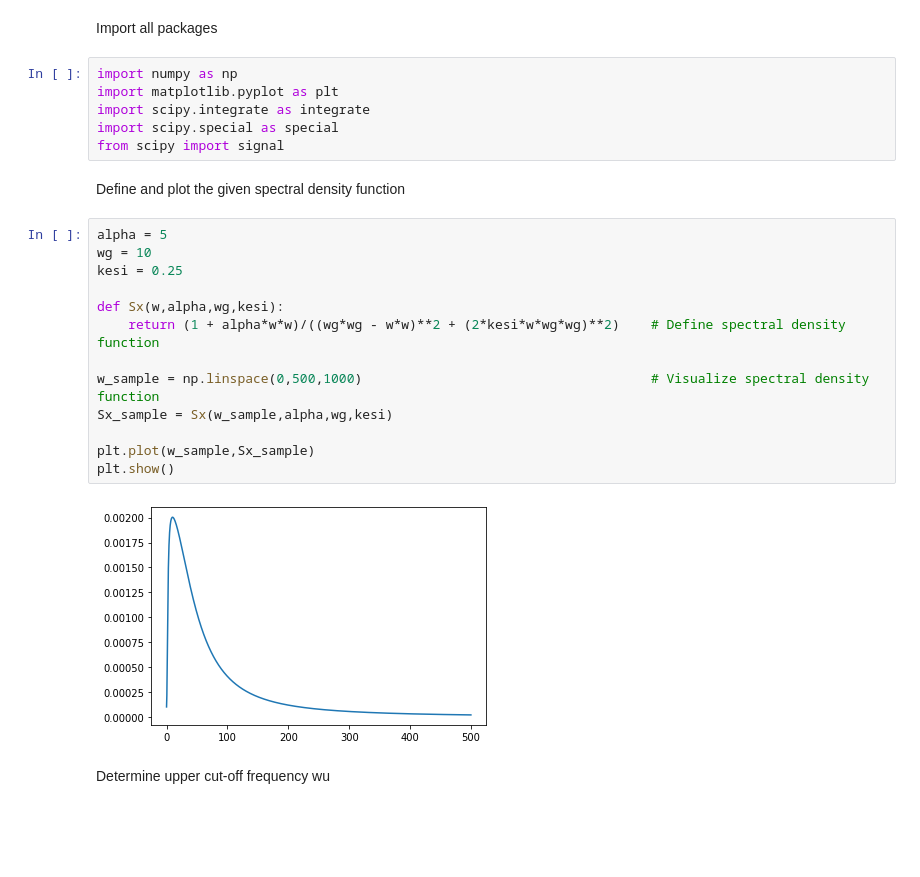
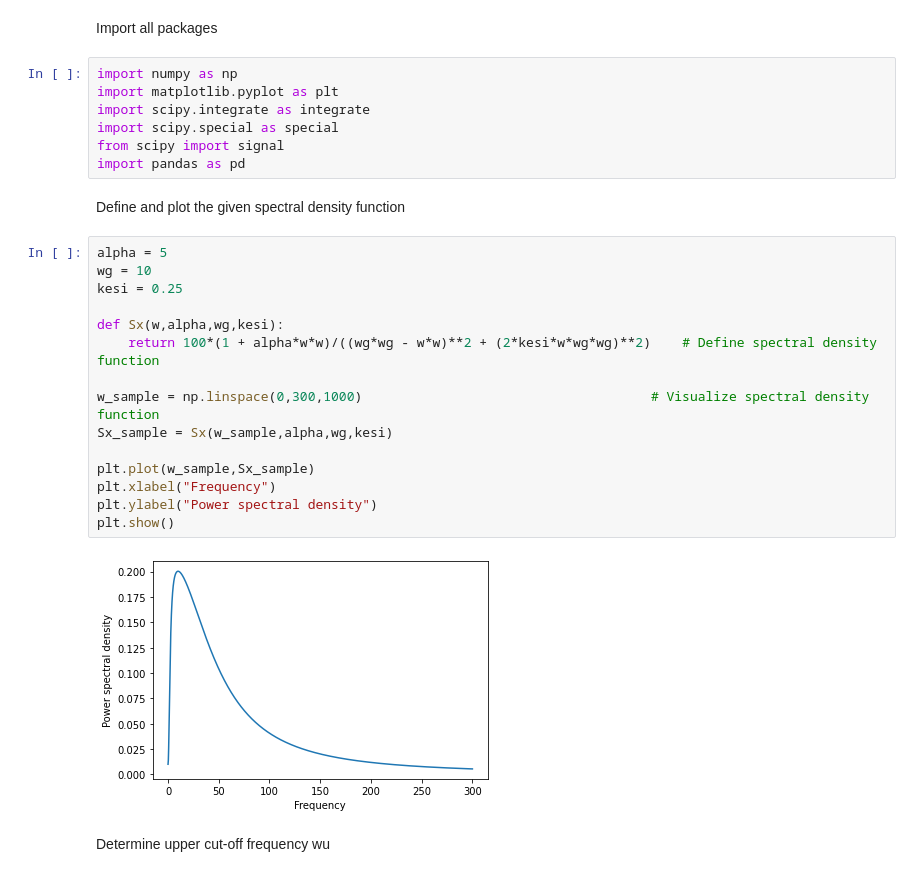
Before and after one commit to WeiZhang111/Stationary-random-process-time-series-generator, a Jupyter notebook: Stationary time series #Success.ipynb, the cells around one changed output. Drawn from its saved outputs; the diff is of its cells as text; blank space fills up the shorter version.

```diff
--- a/Stationary time series #Success.ipynb
+++ b/Stationary time series #Success.ipynb
@@ -6,23 +6,26 @@ import matplotlib.pyplot as plt
 import scipy.integrate as integrate
 import scipy.special as special
 from scipy import signal
+import pandas as pd
 # %% [markdown]
 Define and plot the given spectral density function
 # %%
 alpha = 5
 wg = 10
 kesi = 0.25
 
 def Sx(w,alpha,wg,kesi):
-    return (1 + alpha*w*w)/((wg*wg - w*w)**2 + (2*kesi*w*wg*wg)**2)    # Define spectral density function
+    return 100*(1 + alpha*w*w)/((wg*wg - w*w)**2 + (2*kesi*w*wg*wg)**2)    # Define spectral density function
 
-w_sample = np.linspace(0,500,1000)                                     # Visualize spectral density function
+w_sample = np.linspace(0,300,1000)                                     # Visualize spectral density function
 Sx_sample = Sx(w_sample,alpha,wg,kesi)
 
 plt.plot(w_sample,Sx_sample)
+plt.xlabel("Frequency")
+plt.ylabel("Power spectral density")
 plt.show()
 # %% [output]
-[figure, old version]
+[figure, new version]
 # %% [markdown]
 Determine upper cut-off frequency wu
 # %%
```
Also changed, not shown: parts of 5 cells of this notebook.
